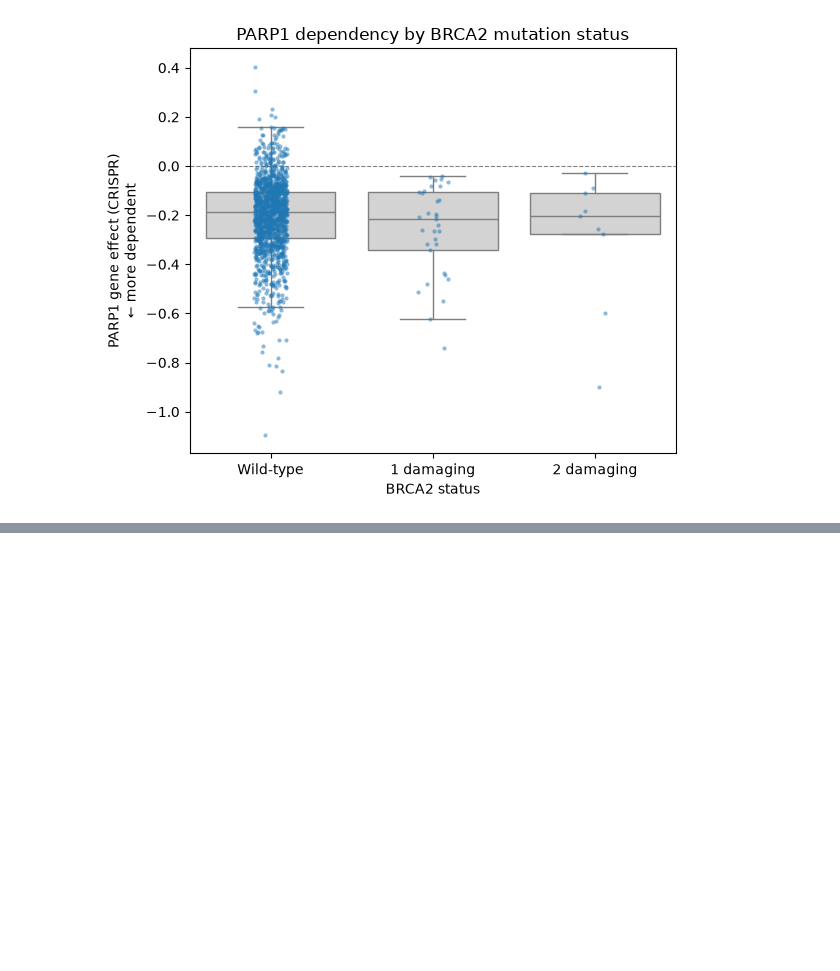
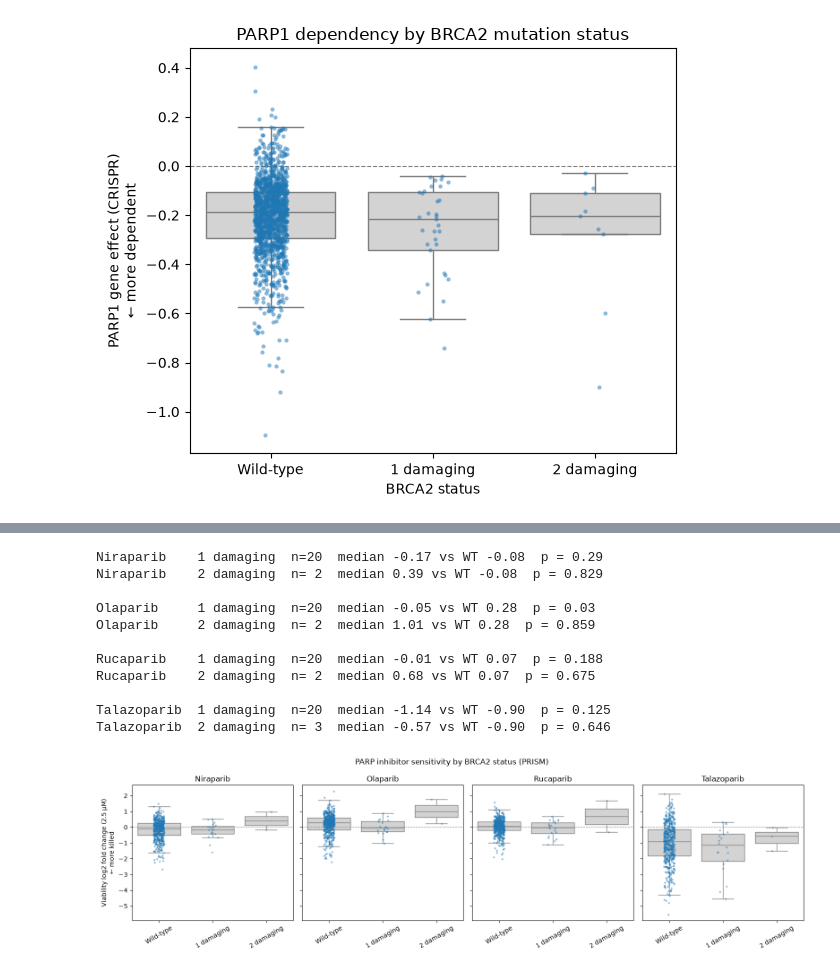
Before and after one commit to prithviraj-dasgupta/brca2-parp-depmap, a Jupyter notebook: notebooks/01_explore_data.ipynb, the cells around one changed output, grey strips where cells are left out. Cells and saved outputs as stored; diff of their text form; code cells hidden in the pictures; blank space fills up the shorter version.

Commit message:
Test PARP inhibitor sensitivity by BRCA2 status (PRISM)

```diff
--- a/notebooks/01_explore_data.ipynb
+++ b/notebooks/01_explore_data.ipynb
@@ -100,3 +100,15 @@ Name: count, dtype: int64
 1 damaging vs wild-type: median -0.214 vs -0.188, p = 0.0955
 2 damaging vs wild-type: median -0.203 vs -0.188, p = 0.296
 [figure]
+# %%
+prism = pd.read_csv("../data/raw/Repurposing_Public_24Q2_Extended_Primary_Data_Matrix.csv", index_col=0)
+cpds = pd.read_csv("../data/raw/Repurposing_Public_24Q2_Extended_Primary_Compound_List.csv")
+
+print("PRISM matrix:", prism.shape)
+print("First row IDs:", prism.index[:3].tolist())
+print("First column IDs:", prism.columns[:3].tolist())
+print("\nCompound list columns:", cpds.columns.tolist())
+
+parpi = ["olaparib", "talazoparib", "niraparib", "rucaparib"]
+mask = cpds.apply(lambda col: col.astype(str).str.lower().str.contains("|".join(parpi))).any(axis=1)
+cpds[mask]
@@ -102,0 +126,53 @@ Name: count, dtype: int64
+# %%
+# Drug ID for each PARP inhibitor
+drug_ids = dict(zip(cpds.loc[mask, "Drug.Name"], cpds.loc[mask, "IDs"]))
+
+# BRCA2 status for every cell line with mutation data
+brca2 = mut[brca2_col].map(labels).rename("BRCA2_status")
+
+# Combine drug response + BRCA2 status
+rows = []
+for drug, cid in drug_ids.items():
+    d = pd.concat([prism.loc[cid].rename("LFC"), brca2], axis=1, join="inner").dropna()
+    d["drug"] = drug.capitalize()
+    rows.append(d)
+drug_df = pd.concat(rows)
+
+# Stats: each mutant group vs wild-type, per drug
+for drug, d in drug_df.groupby("drug"):
+    wt = d.loc[d["BRCA2_status"] == "Wild-type", "LFC"]
+    for group in ["1 damaging", "2 damaging"]:
+        g = d.loc[d["BRCA2_status"] == group, "LFC"]
+        p = mannwhitneyu(g, wt, alternative="less").pvalue
+        print(f"{drug:12s} {group:11s} n={len(g):2d}  median {g.median():.2f} vs WT {wt.median():.2f}  p = {p:.3g}")
+    print()
+
+# Plot: one panel per drug
+drugs = sorted(drug_df["drug"].unique())
+fig, axes = plt.subplots(1, len(drugs), figsize=(4 * len(drugs), 4.5), sharey=True)
+for ax, drug in zip(axes, drugs):
+    d = drug_df[drug_df["drug"] == drug]
+    sns.boxplot(data=d, x="BRCA2_status", y="LFC", order=order, showfliers=False, color="lightgrey", ax=ax)
+    sns.stripplot(data=d, x="BRCA2_status", y="LFC", order=order, size=3, alpha=0.5, ax=ax)
+    ax.axhline(0, ls="--", c="grey", lw=0.8)
+    ax.set_title(drug)
+    ax.set_xlabel("")
+    ax.tick_params(axis="x", rotation=30)
+axes[0].set_ylabel("Viability log2 fold change (2.5 µM)\n← more killed")
+fig.suptitle("PARP inhibitor sensitivity by BRCA2 status (PRISM)")
+plt.tight_layout()
+plt.savefig("../results/figures/parpi_sensitivity_by_brca2.png", dpi=200)
+plt.show()
+# %% [output]
+Niraparib    1 damaging  n=20  median -0.17 vs WT -0.08  p = 0.29
+Niraparib    2 damaging  n= 2  median 0.39 vs WT -0.08  p = 0.829
+
+Olaparib     1 damaging  n=20  median -0.05 vs WT 0.28  p = 0.03
+Olaparib     2 damaging  n= 2  median 1.01 vs WT 0.28  p = 0.859
+
+Rucaparib    1 damaging  n=20  median -0.01 vs WT 0.07  p = 0.188
+Rucaparib    2 damaging  n= 2  median 0.68 vs WT 0.07  p = 0.675
+
+Talazoparib  1 damaging  n=20  median -1.14 vs WT -0.90  p = 0.125
+Talazoparib  2 damaging  n= 3  median -0.57 vs WT -0.90  p = 0.646
+[figure, added]
```
Also changed, not shown: parts of 1 cell of this notebook, 1 other file.
